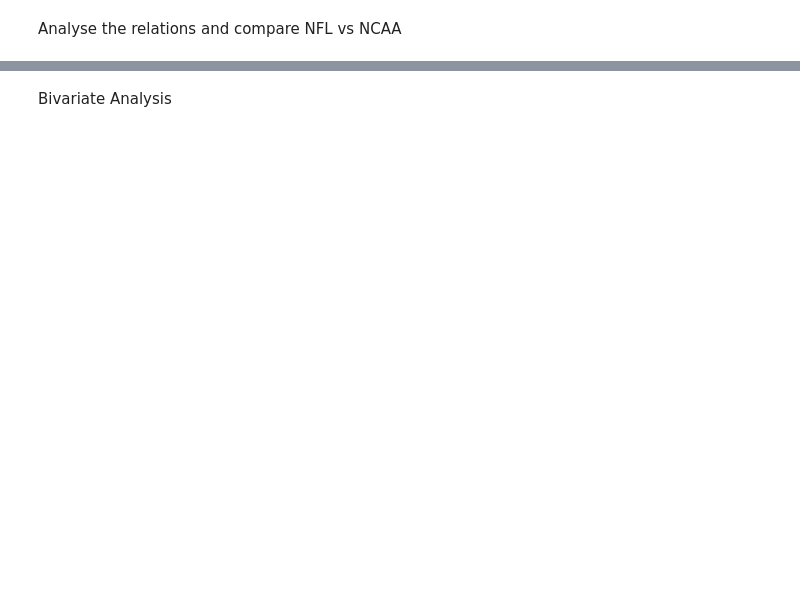
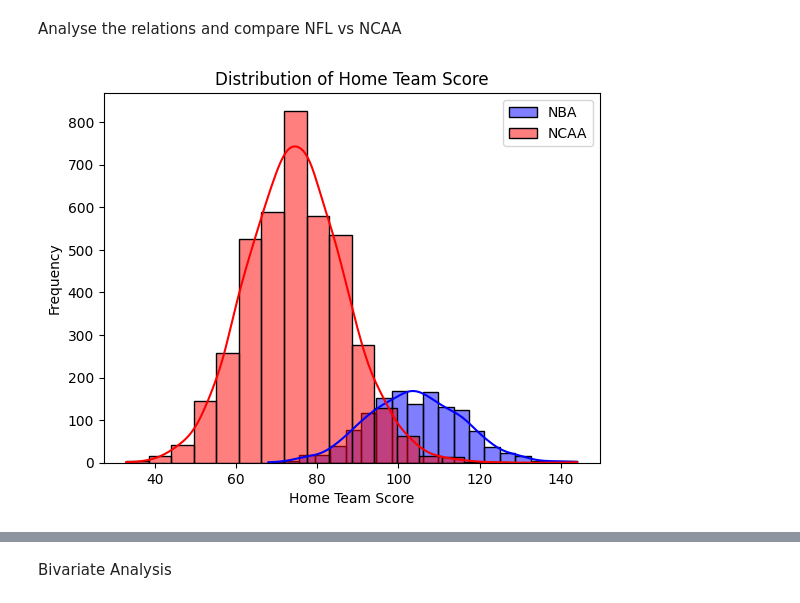
Before and after one commit to feliperodriguessd/Projetos, a Jupyter notebook: Pro_college_Basketball.ipynb, the cells around one changed output, grey strips where cells are left out. Saved outputs shown, nothing was run; the diff lists cells and outputs as text; code cells hidden in the pictures; blank space fills up the shorter version.

```diff
--- a/Pro_college_Basketball.ipynb
+++ b/Pro_college_Basketball.ipynb
@@ -18,8 +49,8 @@ print(ncaa_b_df['season'].unique())
 # %%
-common_years = pd.Series(nfl_df['season'].unique())[pd.Series(nfl_df['season'].unique()).isin(pd.Series(ncaa_df['season'].unique()))]
+common_years = pd.Series(nba_df['season'].unique())[pd.Series(nba_df['season'].unique()).isin(pd.Series(ncaa_b_df['season'].unique()))]
 # %% [markdown]
 To compare just 2015 ill delete 2014 from the NFL dataset
 # %%
-nfl_df_data_common = nfl_df[nfl_df['season'].isin(common_years)]
-ncaa_df_data_common = ncaa_df[ncaa_df['season'].isin(common_years)]
+nba_df_data_common = nba_df[nba_df['season'].isin(common_years)]
+ncaa_b_df_data_common = ncaa_b_df[ncaa_b_df['season'].isin(common_years)]
 # %%
@@ -28,11 +78,13 @@ print(ncaa_df_data_common.describe())
 # %% [markdown]
 Analyse the relations and compare NFL vs NCAA
 # %%
-sns.histplot(nfl_df_data_common['home.score'], bins=20, kde=True, color='blue', label='NFL')
-sns.histplot(ncaa_df_data_common['home.score'], bins=20, kde=True, color='Red', label='NCAA')
+sns.histplot(nba_df_data_common['home.score'], bins=20, kde=True, color='blue', label='NBA')
+sns.histplot(ncaa_b_df_data_common['home.score'], bins=20, kde=True, color='Red', label='NCAA')
 plt.legend()
 plt.xlabel('Home Team Score')
 plt.ylabel('Frequency')
 plt.title('Distribution of Home Team Score')
 plt.show()
+# %% [output]
+[figure, added]
 # %%
```
Also changed, not shown: parts of 14 cells of this notebook.
